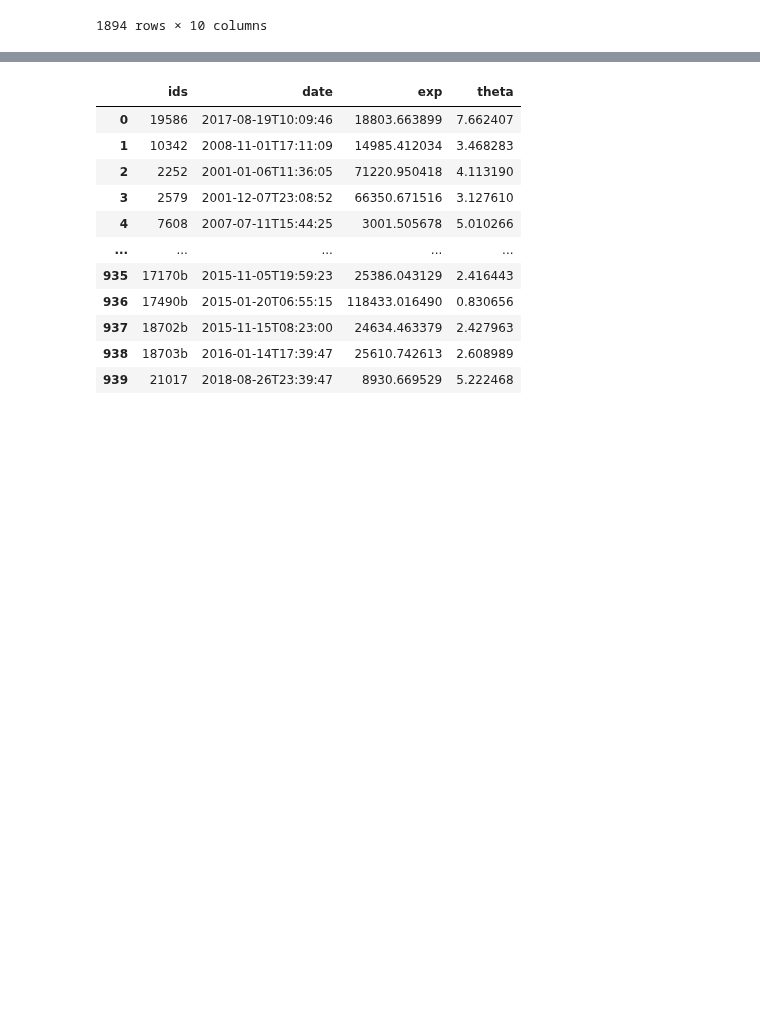
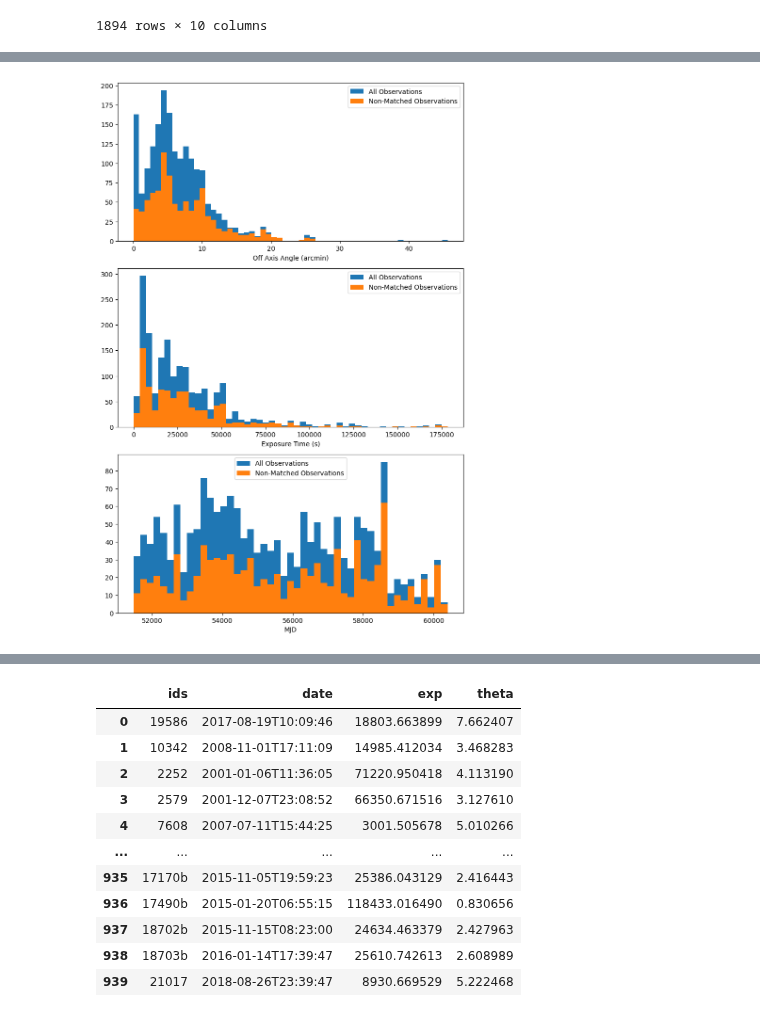
Before and after one commit to kciurleo/AGN, a Jupyter notebook: sherpa_fitting_code/solving_my_own_mysteries.ipynb, the cells around one changed output, grey strips where cells are left out. Cells and saved outputs as stored; diff of their text form; code cells hidden in the pictures; blank space fills up the shorter version.

```diff
--- a/sherpa_fitting_code/solving_my_own_mysteries.ipynb
+++ b/sherpa_fitting_code/solving_my_own_mysteries.ipynb
@@ -528,3 +491,51 @@ plt.show()
+# %%
+# Define a specific bin width
+bin_width_1 = 0.8  # Adjust as needed
+bin_width_2 = 3500  # Adjust as needed
+bin_width_3 = 190  # Adjust as needed
+
+# Off Axis Angle bins
+theta_min = min(final_list['theta'].min(), match_error['theta'].min())
+theta_max = max(final_list['theta'].max(), match_error['theta'].max())
+theta_bins = np.arange(theta_min, theta_max + bin_width_1, bin_width_1)
+
+# Exposure Time bins
+exp_min = min(final_list['exp'].min(), match_error['exp'].min())
+exp_max = max(final_list['exp'].max(), match_error['exp'].max())
+exp_bins = np.arange(exp_min, exp_max + bin_width_2, bin_width_2)
+
+# MJD bins
+mjd_min = min(min(final_mjds), min(mjds))  # Use built-in min and max for lists
+mjd_max = max(max(final_mjds), max(mjds))
+mjd_bins = np.arange(mjd_min, mjd_max + bin_width_3, bin_width_3)
+
+# Plotting
+fig, axs = plt.subplots(3, 1, figsize=[8, 12])
+
+# Off Axis Angle
+axs[0].hist(final_list['theta'], bins=theta_bins, label='All Observations')
+axs[0].hist(match_error['theta'], bins=theta_bins, label='Non-Matched Observations')
+axs[0].set_xlabel('Off Axis Angle (arcmin)')
+axs[0].legend()
+
+# Exposure Time
+axs[1].hist(final_list['exp'], bins=exp_bins, label='All Observations')
+axs[1].hist(match_error['exp'], bins=exp_bins, label='Non-Matched Observations')
+axs[1].set_xlabel('Exposure Time (s)')
+axs[1].legend()
+
+# MJD
+axs[2].hist(final_mjds, bins=mjd_bins, label='All Observations')
+axs[2].hist(mjds, bins=mjd_bins, label='Non-Matched Observations')
+axs[2].set_xlabel('MJD')
+axs[2].legend()
+
+# Adjust layout
+plt.tight_layout()
+plt.savefig("/Users/kciurleo/Documents/kciurleo/AGN/plots/diagnostic_match.pdf", format="pdf")
+plt.show()
+# %% [output]
+[figure, added]
 # %%
 visual_match_error = pd.DataFrame(columns=final_list.columns)
 for obsid in match_error.head(30)['ids']:
```
Also changed, not shown: parts of 4 cells of this notebook, 23 other files.
